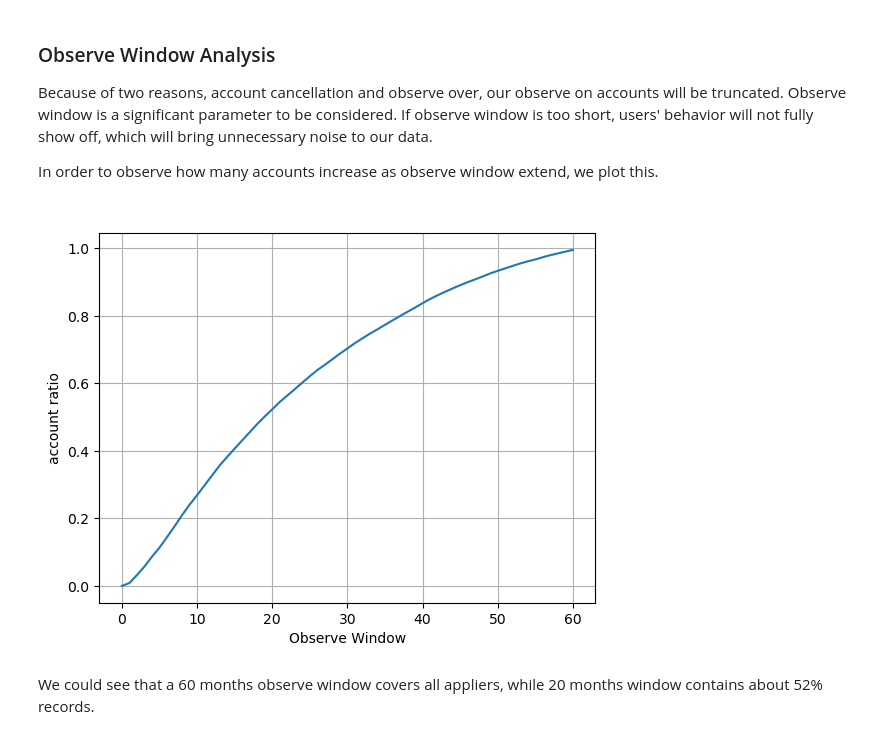
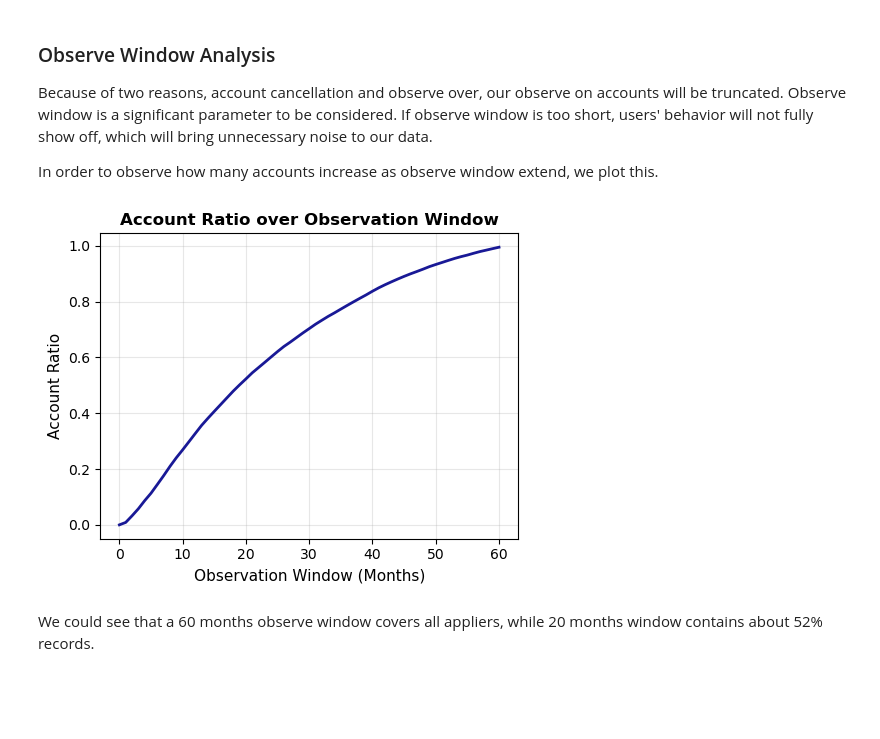
Before and after one commit to Gourav-2003/credit_risk_project, a Jupyter notebook: notebooks/credit_card_project.ipynb, the cells around one changed output. Saved outputs shown, nothing was run; the diff lists cells and outputs as text; code cells hidden in the pictures; blank space fills up the shorter version.

```diff
--- a/notebooks/credit_card_project.ipynb
+++ b/notebooks/credit_card_project.ipynb
@@ -240,15 +242,19 @@ In order to observe how many accounts increase as observe window extend, we plot
 # %%
 lst = []
 for i in range(0,61):
     ratio = len(pivot_tb[pivot_tb['window'] < i]) / len(set(pivot_tb['ID']))
     lst.append(ratio)
 
-pd.Series(lst).plot(legend = False, grid = True, title = ' ')
-plt.xlabel('Observe Window')
-plt.ylabel('account ratio')
+plt.figure(figsize=(5,4))
+pd.Series(lst).plot(legend=False, grid=True, lw=2, color='darkblue', alpha=0.9)
+plt.title('Account Ratio over Observation Window', fontsize=12, weight="bold")
+plt.xlabel('Observation Window (Months)', fontsize=11)
+plt.ylabel('Account Ratio', fontsize=11)
+plt.grid(alpha=0.3)
+plt.tight_layout()
 plt.show()
 # %% [output]
-[figure, old version]
+[figure, new version]
 # %% [markdown]
 We could see that a 60 months observe window covers all appliers, while 20 months window contains about 52% records.
 # %%
```
Also changed, not shown: parts of 14 cells of this notebook.
